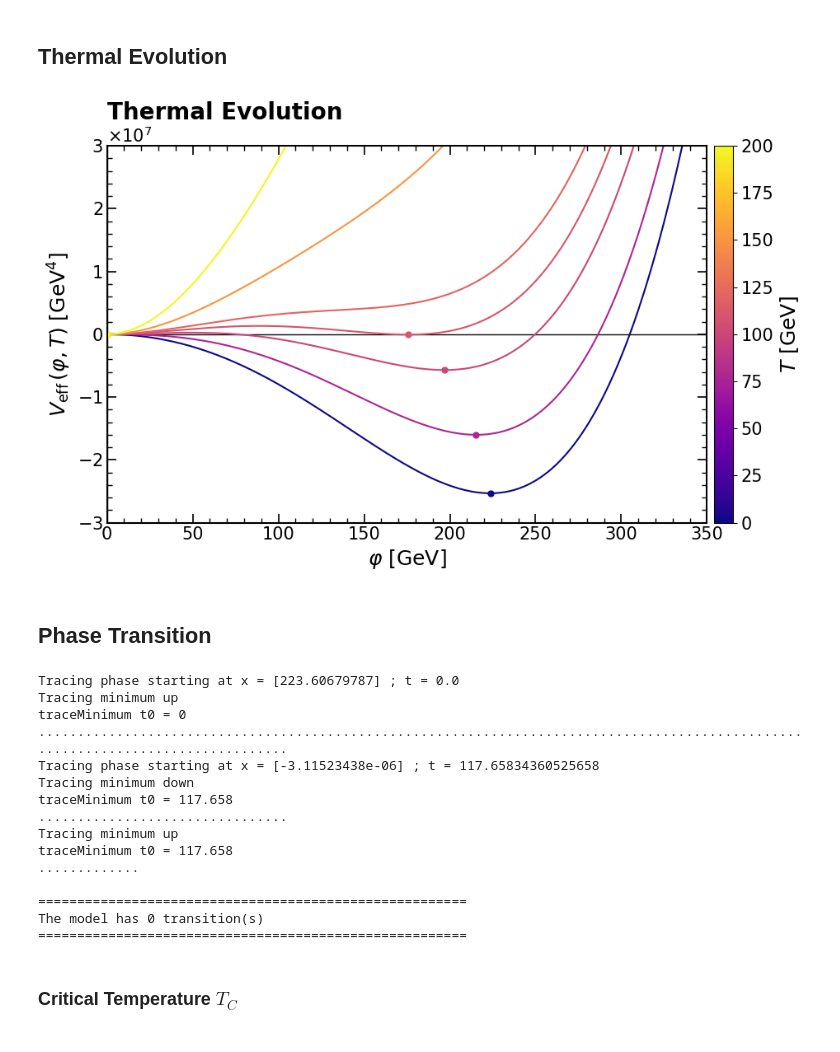
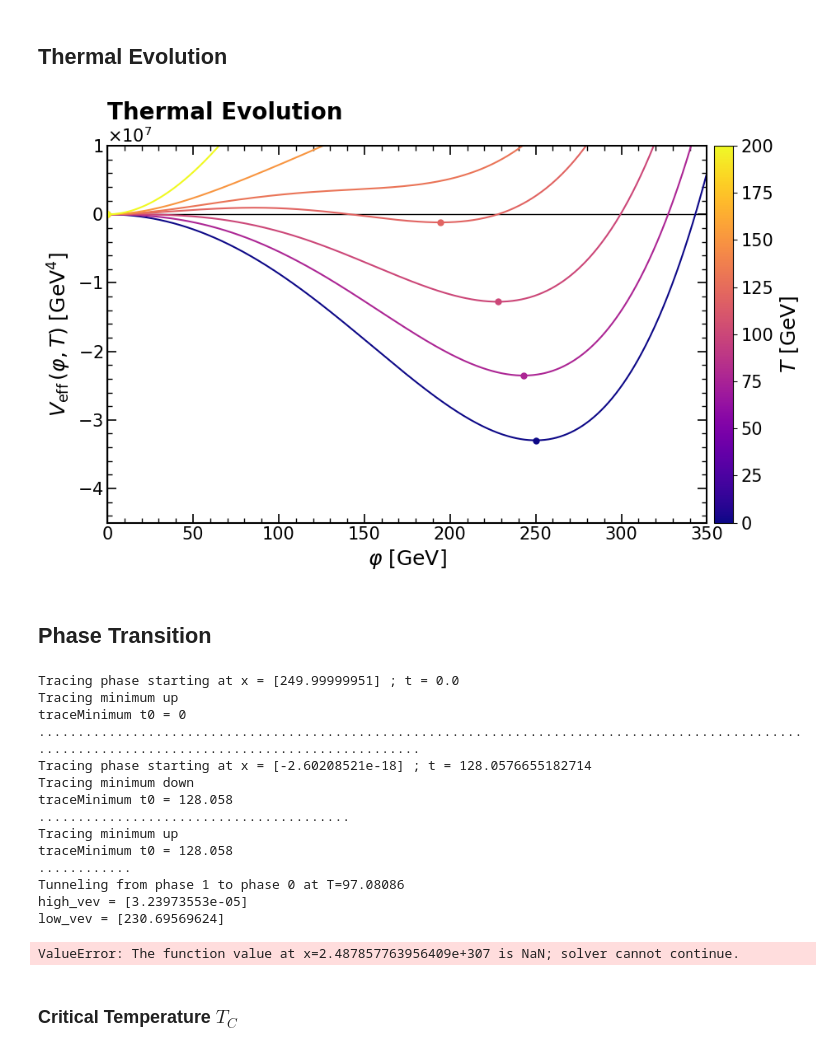
Before and after one commit to Diego-gt-phys/TFM-Repository, a Jupyter notebook: CosmoTransitions/Abelian_Analysis.ipynb, the cells around one changed output. Drawn from its saved outputs; the diff is of its cells as text; code cells hidden in the pictures.

```diff
--- a/CosmoTransitions/Abelian_Analysis.ipynb
+++ b/CosmoTransitions/Abelian_Analysis.ipynb
@@ -21,7 +15,7 @@ Vtot''(v) = 15629.1200 vs tree-level mh^2 = 15629.1200
 ## Define the Model
 # %%
 # Parameters: strong FOPT regime (large g/sqrt(lam) ratio)
-lam, mu, g = 0.05, 50.0, 1.0
+lam, mu, g = 0.04, 50.0, 0.9
 
 model = Abelian_Model(lam, mu, g)
 
@@ -42,6 +36,6 @@ res = minimize_scalar(
     method='bounded'
 )
 v_num = res.x
-print(f"\nNumerical vev (Vtot, T=0): {v_num:.3f} GeV")
+print(f"Numerical vev (Vtot, T=0): {v_num:.3f} GeV")
 print(f"CW shift: {abs(v_num - v_tree)/v_tree * 100:.3f}%")
 # %% [output]
@@ -102,7 +95,7 @@ plt.show()
 # %% [markdown]
 ## Thermal Evolution
 # %%
-T_vals   = np.array([1e-8, 77, 100, 110.9, 120, 150, 200])
+T_vals   = np.array([0, 77, 100, 120, 130, 150, 200])
 phi_vals = np.linspace(-10,400,1500)
 X        = phi_vals[:, np.newaxis]
 
@@ -131,37 +124,37 @@ for T in T_vals:
     ax.plot(phi_min, V_min-model.Vtot(np.array([[0.0]]), T), 'o', color=color, ms=5)
 
 ax.set_xlim(0, 350)
-ax.set_ylim(-3e7,3e7)
+ax.set_ylim(-4.5e7,1e7)
 
 ax.set_xlabel(r'$\varphi$ $\left[\mathrm{GeV}\right]$', fontsize=18)
 ax.set_ylabel(r'$V_\mathrm{eff}\,(\varphi, T)$ $\left[\mathrm{GeV^4}\right]$', fontsize=18)
 
 ax.yaxis.set_major_formatter(ScalarFormatter(useMathText=True))
 ax.ticklabel_format(style='sci', axis='y', scilimits=(-2, 2))
 ax.yaxis.get_offset_text().set_fontsize(15)
 for spine in ax.spines.values():
     spine.set_linewidth(1.5)
 
 # Configure ticks
 ax.tick_params(axis='both', which='major', direction='in', length=8, width=1.2, labelsize=15, top=True, right=True)
 ax.tick_params(axis='both', which='minor', direction='in', length=4, width=1, labelsize=15, top=True, right=True)
 ax.minorticks_on()
 
 cbar = fig.colorbar(sm, ax=ax, pad=0.01)
 cbar.set_label(r'$T\ [\mathrm{GeV}]$', fontsize=18)
 cbar.ax.tick_params(labelsize=15)
 
 
 #annotation = (rf"$T_c   = 132.85 \, \mathrm{{GeV}}$"  "\n"rf"$\xi_c = 1.36$")
 #ax.text(0.05, 0.2, annotation,transform=ax.transAxes,fontsize=18,verticalalignment='top',horizontalalignment='left')
 
 plt.title(r"Thermal Evolution", loc='left', fontsize=20, fontweight='bold')
 plt.tight_layout()
 plt.savefig("figures\AbelianCT_Thermal.pdf", format="pdf", bbox_inches="tight")
 
 plt.show()
 # %% [output]
-[figure, old version]
+[figure, new version]
 # %% [markdown]
 ## Phase Transition
 # %%
@@ -171,21 +164,21 @@ print("=======================================================")
 print("The model has", len(model.TnTrans), "transition(s)")
 print("=======================================================")
 # %% [output]
-Tracing phase starting at x = [223.60679787] ; t = 0.0
+Tracing phase starting at x = [249.99999951] ; t = 0.0
 Tracing minimum up
 traceMinimum t0 = 0
-..................................................................................................................................
-Tracing phase starting at x = [-3.11523438e-06] ; t = 117.65834360525658
+...................................................................................................................................................
+Tracing phase starting at x = [-2.60208521e-18] ; t = 128.0576655182714
 Tracing minimum down
-traceMinimum t0 = 117.658
-................................
+traceMinimum t0 = 128.058
+........................................
 Tracing minimum up
-traceMinimum t0 = 117.658
-.............
-
-=======================================================
-The model has 0 transition(s)
-=======================================================
+traceMinimum t0 = 128.058
+............
+Tunneling from phase 1 to phase 0 at T=97.08086
+high_vev = [3.23973553e-05]
+low_vev = [230.69569624]
+ValueError: The function value at x=2.487857763956409e+307 is NaN; solver cannot continue.
 # %% [markdown]
 ### Critical Temperature $T_C$
 # %%
```
Also changed, not shown: parts of 3 cells of this notebook, 6 other files.
